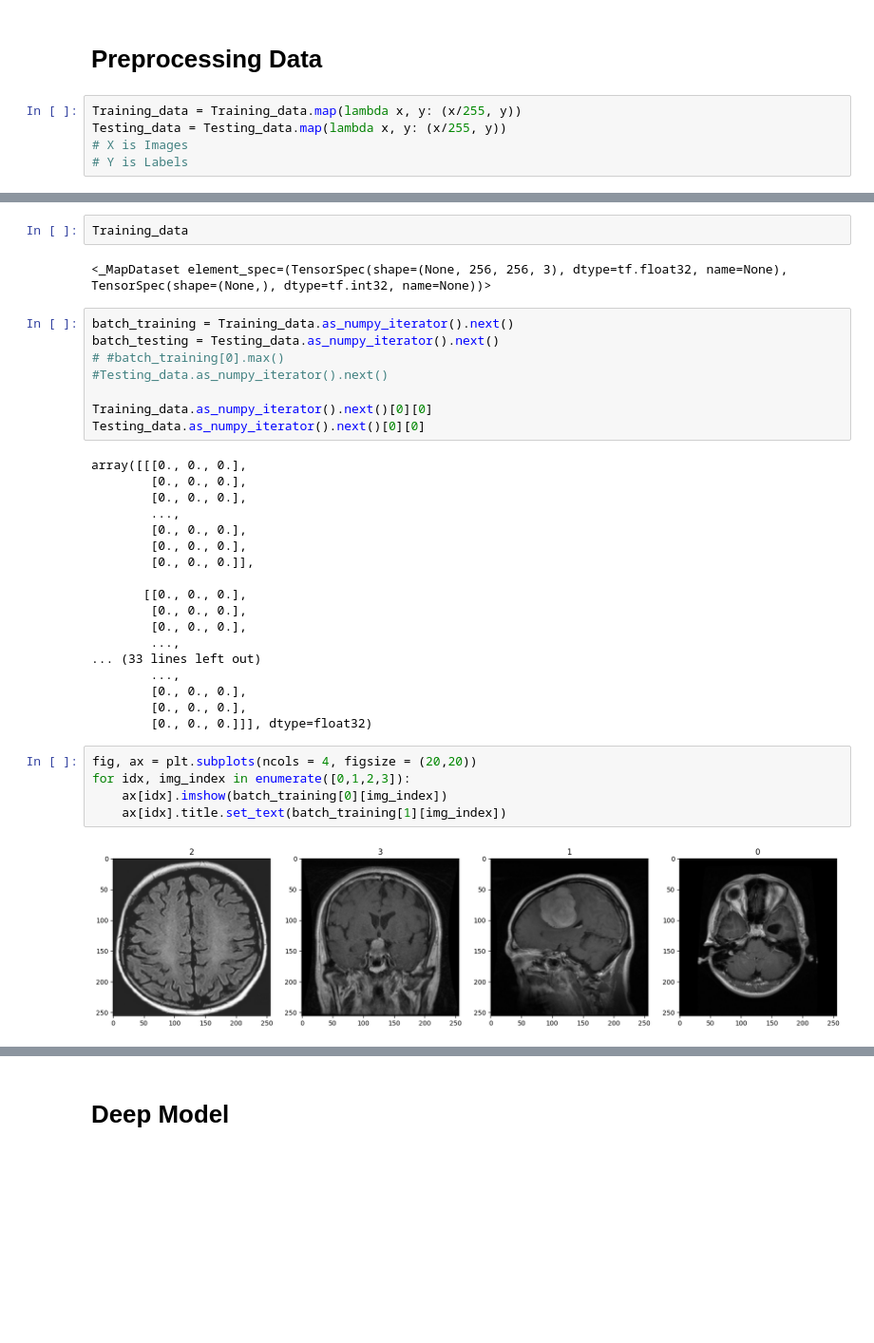
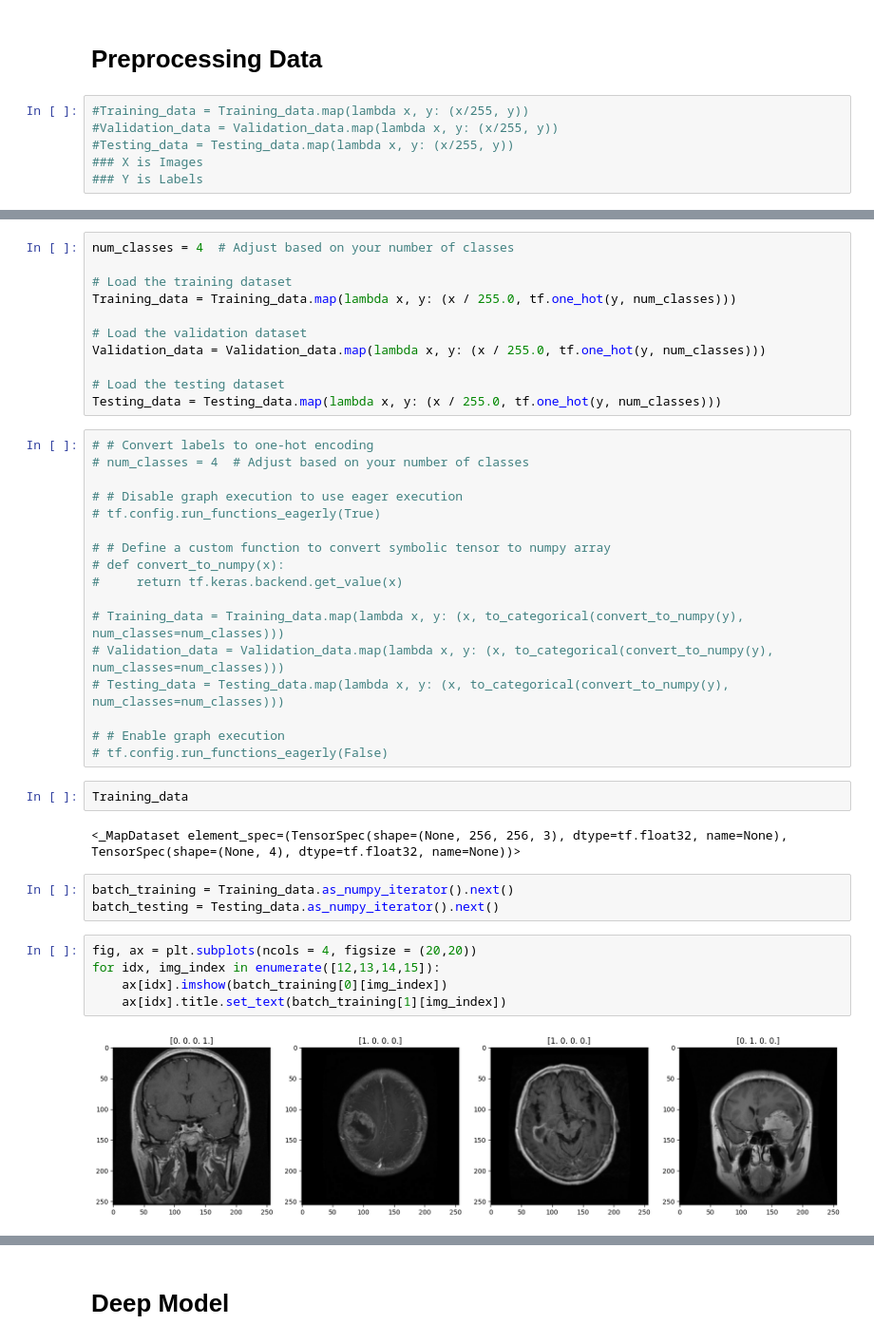
Before and after one commit to HarjitG/Brain-Tumour-Classification, a Jupyter notebook: Colab_Notebook.ipynb, the cells around one changed output, grey strips where cells are left out. Shown at 95% size. Drawn from its saved outputs; the diff is of its cells as text; blank space fills up the shorter version.

```diff
--- a/Colab_Notebook.ipynb
+++ b/Colab_Notebook.ipynb
@@ -200,7 +214,8 @@ for idx, img_index in enumerate([12,13,14,15]):
 # %% [markdown]
 # Preprocessing Data
 # %%
-Training_data = Training_data.map(lambda x, y: (x/255, y))
-Testing_data = Testing_data.map(lambda x, y: (x/255, y))
-# X is Images
-# Y is Labels
+#Training_data = Training_data.map(lambda x, y: (x/255, y))
+#Validation_data = Validation_data.map(lambda x, y: (x/255, y))
+#Testing_data = Testing_data.map(lambda x, y: (x/255, y))
+### X is Images
+### Y is Labels
@@ -207,37 +233,42 @@ Testing_data = Testing_data.map(lambda x, y: (x/255, y))
+# %%
+num_classes = 4  # Adjust based on your number of classes
+
+# Load the training dataset
+Training_data = Training_data.map(lambda x, y: (x / 255.0, tf.one_hot(y, num_classes)))
+
+# Load the validation dataset
+Validation_data = Validation_data.map(lambda x, y: (x / 255.0, tf.one_hot(y, num_classes)))
+
+# Load the testing dataset
+Testing_data = Testing_data.map(lambda x, y: (x / 255.0, tf.one_hot(y, num_classes)))
+# %%
+# # Convert labels to one-hot encoding
+# num_classes = 4  # Adjust based on your number of classes
+
+# # Disable graph execution to use eager execution
+# tf.config.run_functions_eagerly(True)
+
+# # Define a custom function to convert symbolic tensor to numpy array
+# def convert_to_numpy(x):
+#     return tf.keras.backend.get_value(x)
+
+# Training_data = Training_data.map(lambda x, y: (x, to_categorical(convert_to_numpy(y), num_classes=num_classes)))
+# Validation_data = Validation_data.map(lambda x, y: (x, to_categorical(convert_to_numpy(y), num_classes=num_classes)))
+# Testing_data = Testing_data.map(lambda x, y: (x, to_categorical(convert_to_numpy(y), num_classes=num_classes)))
+
+# # Enable graph execution
+# tf.config.run_functions_eagerly(False)
 # %%
 Training_data
 # %% [output]
-<_MapDataset element_spec=(TensorSpec(shape=(None, 256, 256, 3), dtype=tf.float32, name=None), TensorSpec(shape=(None,), dtype=tf.int32, name=None))>
+<_MapDataset element_spec=(TensorSpec(shape=(None, 256, 256, 3), dtype=tf.float32, name=None), TensorSpec(shape=(None, 4), dtype=tf.float32, name=None))>
 # %%
 batch_training = Training_data.as_numpy_iterator().next()
 batch_testing = Testing_data.as_numpy_iterator().next()
-# #batch_training[0].max()
-#Testing_data.as_numpy_iterator().next()
-
-Training_data.as_numpy_iterator().next()[0][0]
-Testing_data.as_numpy_iterator().next()[0][0]
-# %% [output]
-array([[[0., 0., 0.],
-        [0., 0., 0.],
-        [0., 0., 0.],
-        ...,
-        [0., 0., 0.],
-        [0., 0., 0.],
-        [0., 0., 0.]],
-
-       [[0., 0., 0.],
-        [0., 0., 0.],
-        [0., 0., 0.],
-        ...,
-... (33 lines left out)
-        ...,
-        [0., 0., 0.],
-        [0., 0., 0.],
-        [0., 0., 0.]]], dtype=float32)
 # %%
 fig, ax = plt.subplots(ncols = 4, figsize = (20,20))
-for idx, img_index in enumerate([0,1,2,3]):
+for idx, img_index in enumerate([12,13,14,15]):
     ax[idx].imshow(batch_training[0][img_index])
     ax[idx].title.set_text(batch_training[1][img_index])
 # %% [output]
-[figure, old version]
+[figure, new version]
```
Also changed, not shown: parts of 15 cells of this notebook.
